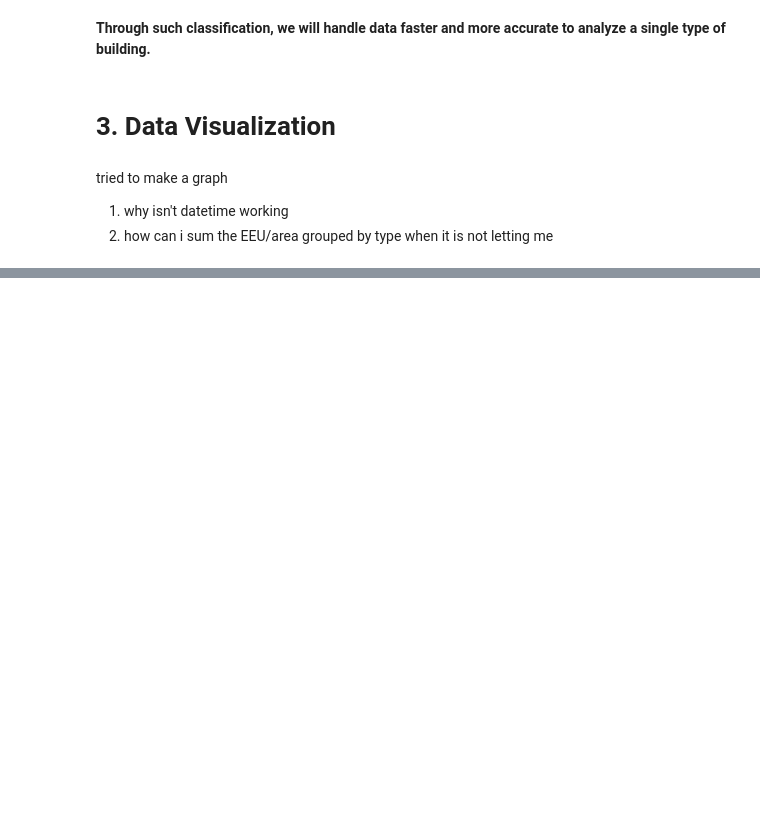
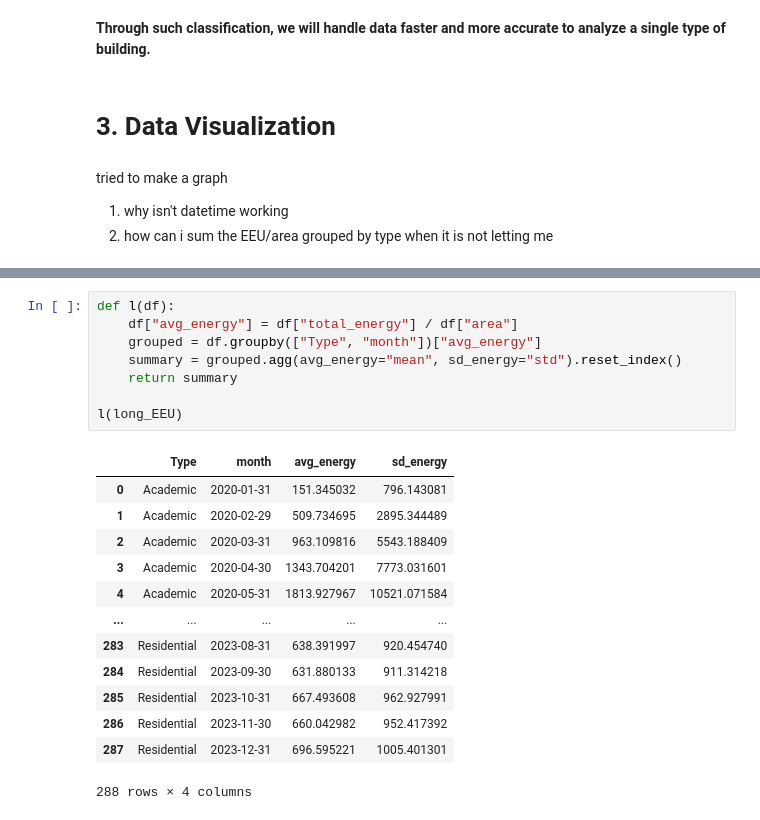
Before and after one commit to Speculatorrr/ECON323-Building-Energy-Analysis, a Jupyter notebook: Final_Project.ipynb, the cells around one changed output, grey strips where cells are left out. Drawn from its saved outputs; the diff is of its cells as text; blank space fills up the shorter version.

```diff
--- a/Final_Project.ipynb
+++ b/Final_Project.ipynb
@@ -235,0 +257,22 @@ df_combined
+# %%
+def l(df):
+    df["avg_energy"] = df["total_energy"] / df["area"]
+    grouped = df.groupby(["Type", "month"])["avg_energy"]
+    summary = grouped.agg(avg_energy="mean", sd_energy="std").reset_index()
+    return summary
+
+l(long_EEU)
+# %% [output]
+|  | Type | month | avg_energy | sd_energy |
+| 0 | Academic | 2020-01-31 | 151.345032 | 796.143081 |
+| 1 | Academic | 2020-02-29 | 509.734695 | 2895.344489 |
+| 2 | Academic | 2020-03-31 | 963.109816 | 5543.188409 |
+| 3 | Academic | 2020-04-30 | 1343.704201 | 7773.031601 |
+| 4 | Academic | 2020-05-31 | 1813.927967 | 10521.071584 |
+| ... | ... | ... | ... | ... |
+| 283 | Residential | 2023-08-31 | 638.391997 | 920.454740 |
+| 284 | Residential | 2023-09-30 | 631.880133 | 911.314218 |
+| 285 | Residential | 2023-10-31 | 667.493608 | 962.927991 |
+| 286 | Residential | 2023-11-30 | 660.042982 | 952.417392 |
+| 287 | Residential | 2023-12-31 | 696.595221 | 1005.401301 |
+288 rows × 4 columns
```
Also changed, not shown: parts of 10 cells of this notebook.
